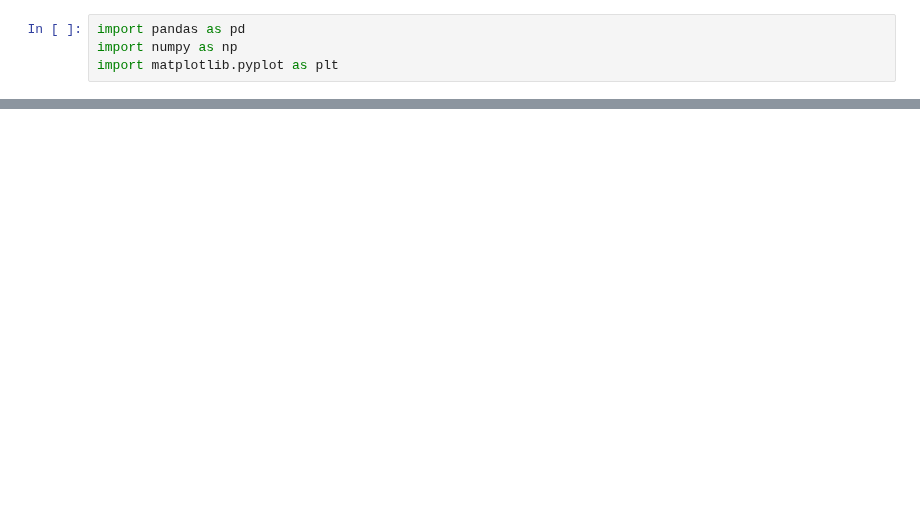
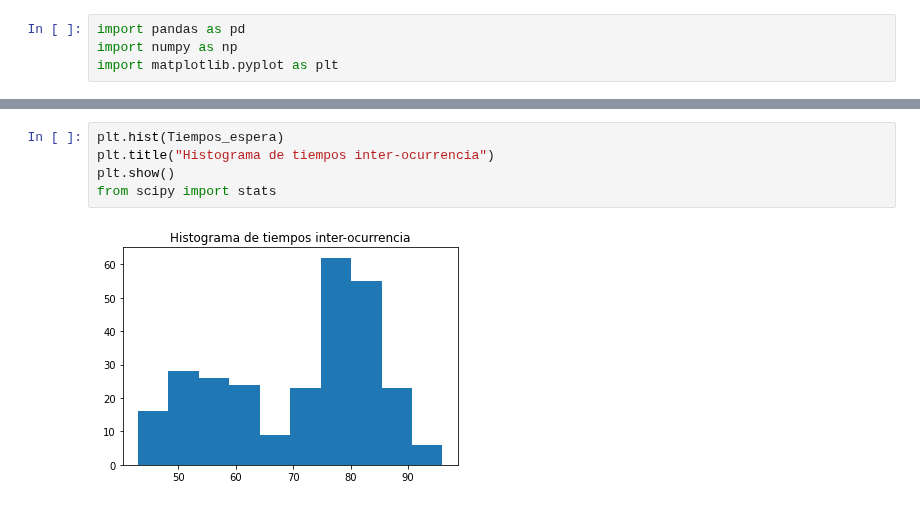
Before and after one commit to JairEsc/Mat_Apl_2, a Jupyter notebook: Inf_T3.ipynb, the cells around one changed output, grey strips where cells are left out. Drawn from its saved outputs; the diff is of its cells as text; blank space fills up the shorter version.

```diff
--- a/Inf_T3.ipynb
+++ b/Inf_T3.ipynb
@@ -40,0 +59,7 @@ plt.show()
+# %%
+plt.hist(Tiempos_espera)
+plt.title("Histograma de tiempos inter-ocurrencia")
+plt.show()
+from scipy import stats
+# %% [output]
+[figure, added]
```
Also changed, not shown: parts of 4 cells of this notebook.
